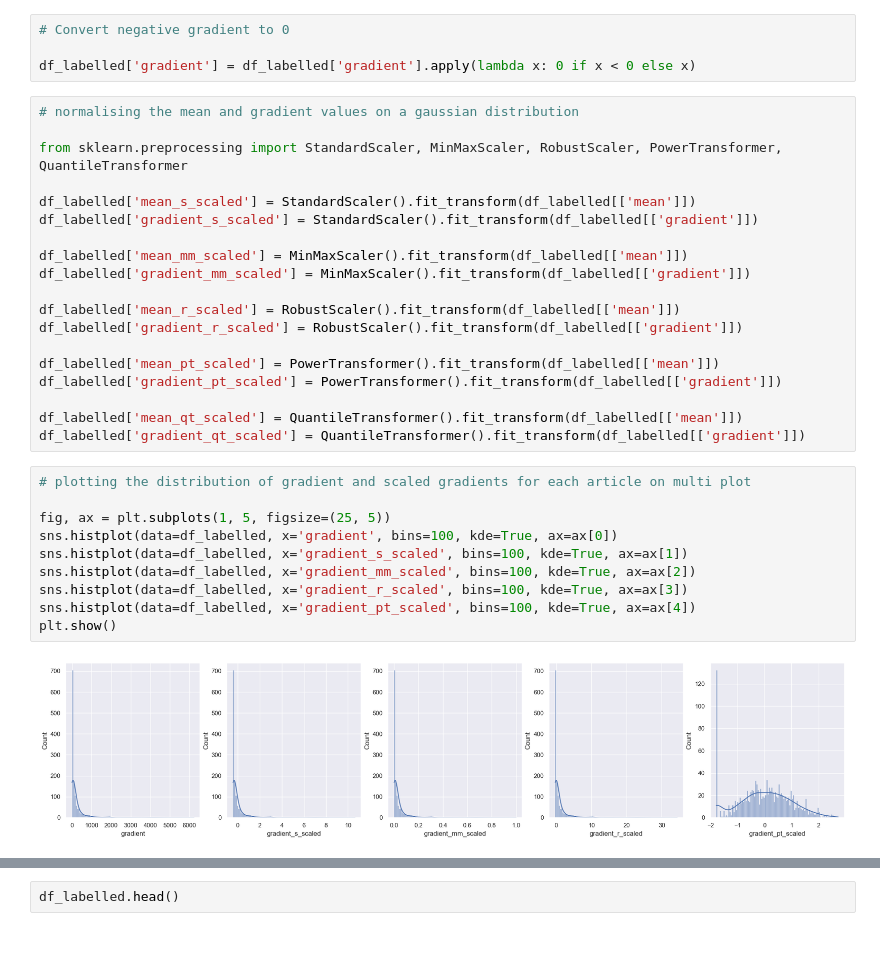
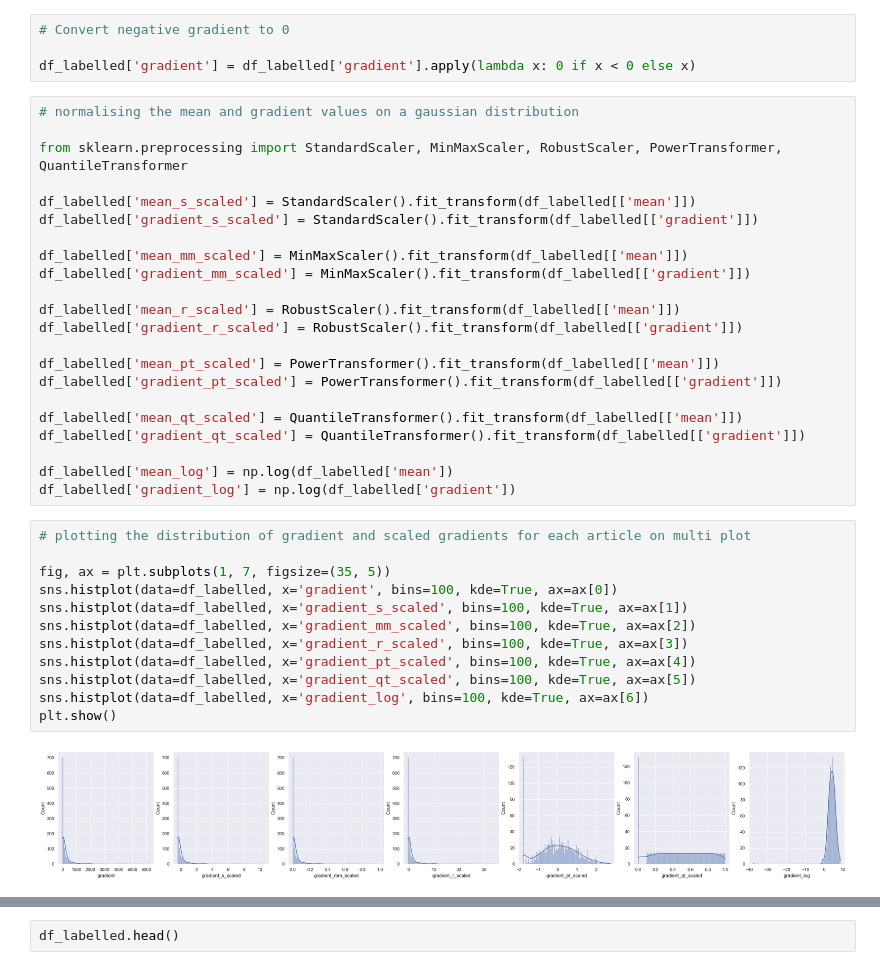
Before and after one commit to xeonkai/news_matching, a Jupyter notebook: traction-analytics/traction_analytics.ipynb, the cells around one changed output, grey strips where cells are left out. Cells and saved outputs as stored; diff of their text form; blank space fills up the shorter version.

```diff
--- a/traction-analytics/traction_analytics.ipynb
+++ b/traction-analytics/traction_analytics.ipynb
@@ -370,18 +370,23 @@ df_labelled['gradient_pt_scaled'] = PowerTransformer().fit_transform(df_labelled
 
 df_labelled['mean_qt_scaled'] = QuantileTransformer().fit_transform(df_labelled[['mean']])
 df_labelled['gradient_qt_scaled'] = QuantileTransformer().fit_transform(df_labelled[['gradient']])
+
+df_labelled['mean_log'] = np.log(df_labelled['mean'])
+df_labelled['gradient_log'] = np.log(df_labelled['gradient'])
 # %%
 # plotting the distribution of gradient and scaled gradients for each article on multi plot
 
-fig, ax = plt.subplots(1, 5, figsize=(25, 5))
+fig, ax = plt.subplots(1, 7, figsize=(35, 5))
 sns.histplot(data=df_labelled, x='gradient', bins=100, kde=True, ax=ax[0])
 sns.histplot(data=df_labelled, x='gradient_s_scaled', bins=100, kde=True, ax=ax[1])
 sns.histplot(data=df_labelled, x='gradient_mm_scaled', bins=100, kde=True, ax=ax[2])
 sns.histplot(data=df_labelled, x='gradient_r_scaled', bins=100, kde=True, ax=ax[3])
 sns.histplot(data=df_labelled, x='gradient_pt_scaled', bins=100, kde=True, ax=ax[4])
+sns.histplot(data=df_labelled, x='gradient_qt_scaled', bins=100, kde=True, ax=ax[5])
+sns.histplot(data=df_labelled, x='gradient_log', bins=100, kde=True, ax=ax[6])
 plt.show()
 # %% [output]
-[figure, old version]
+[figure, new version]
 # %%
 # plotting the distribution of mean  and scaled means for each article on multi plot
 
```
Also changed, not shown: parts of 16 cells of this notebook.
